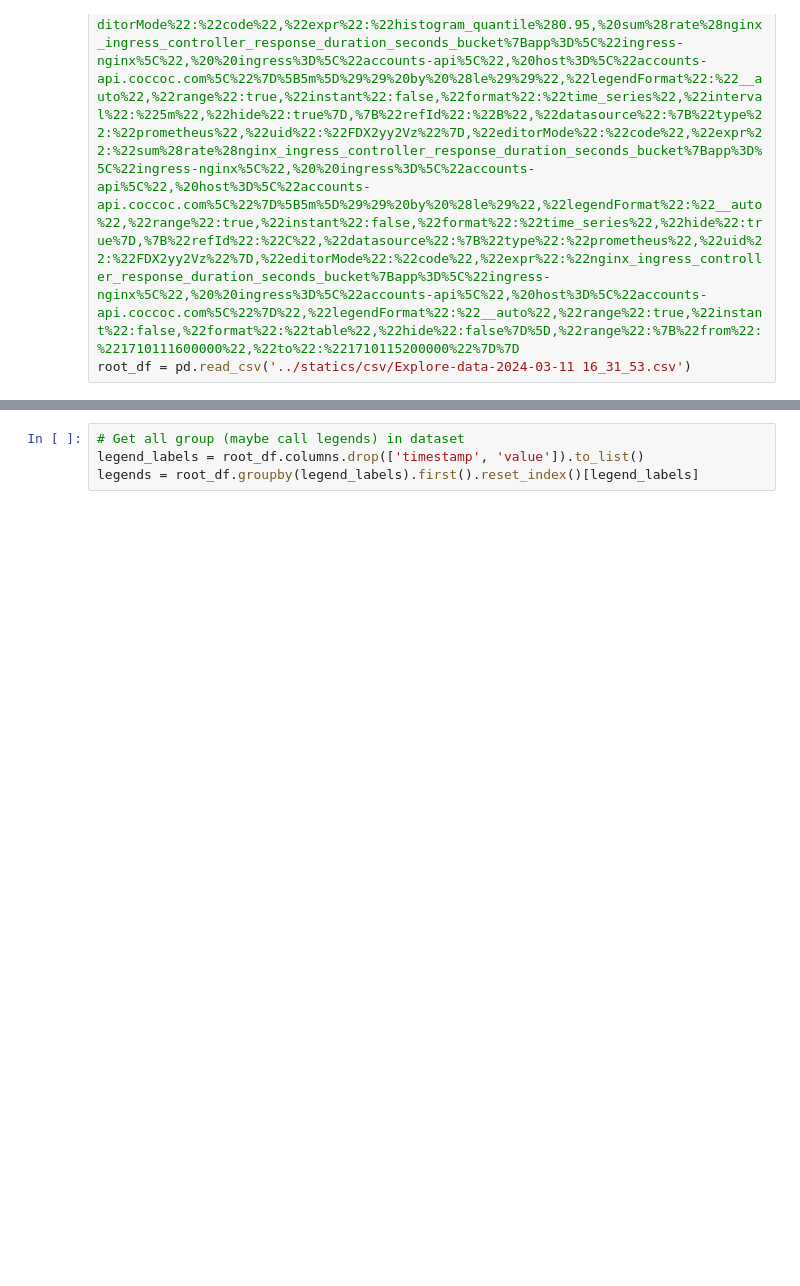
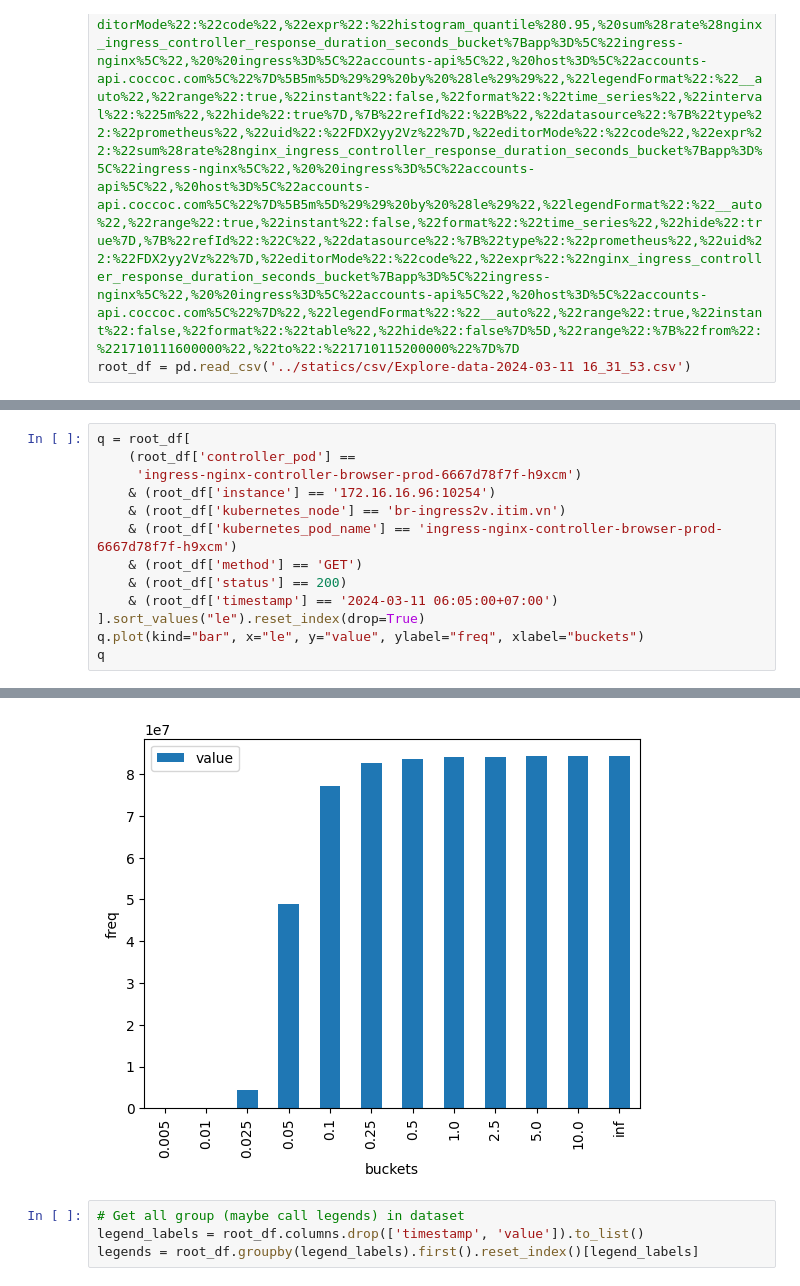
Before and after one commit to vuvietnguyenit/latency_reques_cal, a Jupyter notebook: notebooks/prometheus_histogram_latency.ipynb, the cells around one changed output, grey strips where cells are left out. Drawn from its saved outputs; the diff is of its cells as text; blank space fills up the shorter version.

Commit message:
update content predict value

```diff
--- a/notebooks/prometheus_histogram_latency.ipynb
+++ b/notebooks/prometheus_histogram_latency.ipynb
@@ -41,3 +41,17 @@ root_df.head()
 | 2 | 2024-03-11 06:01:00+07:00 | ingress-nginx-controller-browser-... | 172.16.16.96:10254 | br-ingress2v.itim.vn | ingress-nginx-controller-browser-... | inf | DELETE | 404 | ... |
 | 3 | 2024-03-11 06:01:30+07:00 | ingress-nginx-controller-browser-... | 172.16.16.96:10254 | br-ingress2v.itim.vn | ingress-nginx-controller-browser-... | inf | DELETE | 404 | ... |
 | 4 | 2024-03-11 06:02:00+07:00 | ingress-nginx-controller-browser-... | 172.16.16.96:10254 | br-ingress2v.itim.vn | ingress-nginx-controller-browser-... | inf | DELETE | 404 | ... |
+# %%
+q = root_df[
+    (root_df['controller_pod'] ==
+     'ingress-nginx-controller-browser-prod-6667d78f7f-h9xcm')
+    & (root_df['instance'] == '172.16.16.96:10254')
+    & (root_df['kubernetes_node'] == 'br-ingress2v.itim.vn')
+    & (root_df['kubernetes_pod_name'] == 'ingress-nginx-controller-browser-prod-6667d78f7f-h9xcm')
+    & (root_df['method'] == 'GET')
+    & (root_df['status'] == 200)
+    & (root_df['timestamp'] == '2024-03-11 06:05:00+07:00')
+].sort_values("le").reset_index(drop=True)
+q.plot(kind="bar", x="le", y="value", ylabel="freq", xlabel="buckets")
+q
+# %% [output]
@@ -44,3 +71,4 @@ root_df.head()
+[figure, added]
 # %%
 # Get all group (maybe call legends) in dataset
 legend_labels = root_df.columns.drop(['timestamp', 'value']).to_list()
```
Also changed, not shown: parts of 5 cells of this notebook.
